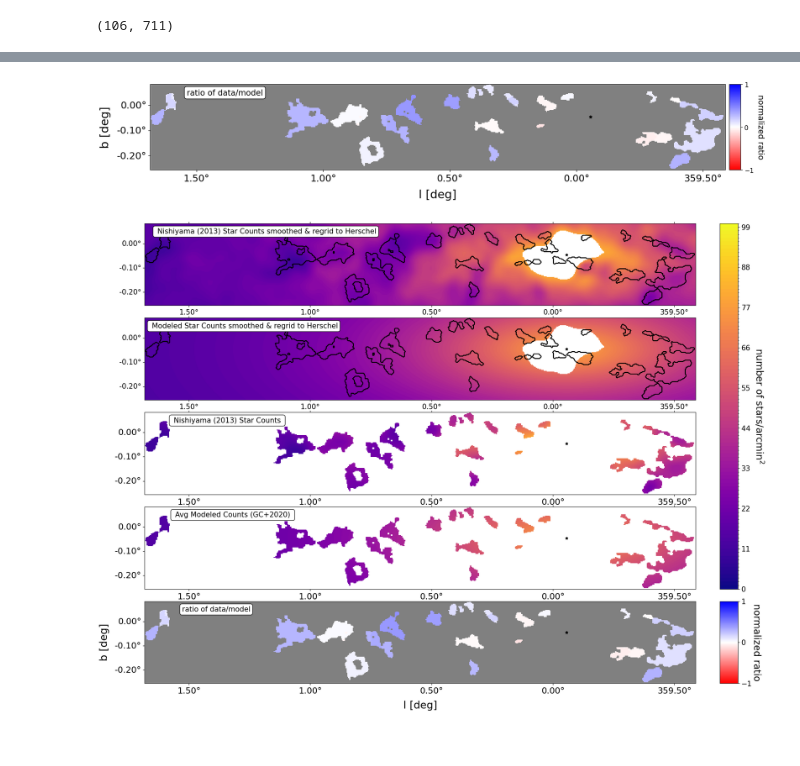
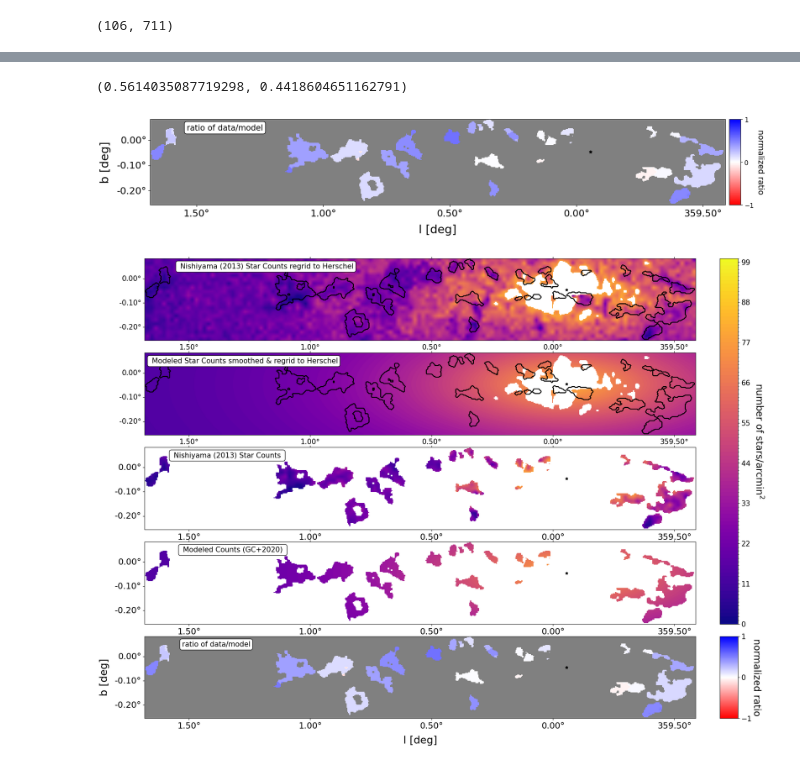
Before and after one commit to danilipman/cmz_synth, a Jupyter notebook: Nishiyama2013/star_count_NF_method.ipynb, the cells around one changed output, grey strips where cells are left out. Saved outputs shown, nothing was run; the diff lists cells and outputs as text; code cells hidden in the pictures.

```diff
--- a/Nishiyama2013/star_count_NF_method.ipynb
+++ b/Nishiyama2013/star_count_NF_method.ipynb
@@ -278,9 +278,9 @@ for i in range(len(mask_files)):
     mask_regrid[np.isnan(mask_regrid)==True] = 0
 
 
-    cloud_counts_masked =  np.ma.masked_where(mask_regrid==0, star_count_smooth_regrid)
+    cloud_counts_masked =  np.ma.masked_where(mask_regrid==0, star_count_regrid)
     model_counts_masked =  np.ma.masked_where(mask_regrid==0, model_count_smoothed_regrid)
-    cloud_ratio_masked  =  np.ma.masked_where(mask_regrid==0, star_count_smooth_regrid)
+    cloud_ratio_masked  =  np.ma.masked_where(mask_regrid==0, star_count_regrid)
 
     cloud_counts_masked.data[cloud_counts_masked.mask==True] = 0
     model_counts_masked.data[model_counts_masked.mask==True] = 0
@@ -426,11 +426,11 @@ cb1.ax.tick_params(labelsize=12)
 count_ratio_list = np.array(cloud_avg_count)/np.array(model_avg_count)
 
 countratio_cn = 2. * ((1 - 0) / (2 - 0)) - 1.
-
+print(countratio_cn)
 countratio_normed = []
 
 for i in range(len(count_ratio_list)):
 
     ### NORMING
-    z_countratio_i = 2. * ((count_ratio_list[i] - 0) / (2- 1) )- 1.
+    z_countratio_i = 2. * ((count_ratio_list[i] - 0) / (2- 0) )- 1.
     countratio_normed.append(z_countratio_i-countratio_cn)
@@ -764,8 +766,8 @@ ext_max = skycoord_to_pixel(SkyCoord(-0.6, 0.08, unit="deg", frame='galactic'),
 
 
 
-badfit_mask = np.where(star_count_smooth_regrid > 1*np.max(model_counts_regrid.data))
-star_count_smooth_regrid_maskedcent = np.copy(star_count_smooth_regrid)
+badfit_mask = np.where(star_count_regrid > 1*np.max(model_counts_regrid.data))
+star_count_smooth_regrid_maskedcent = np.copy(star_count_regrid)
 model_counts_regrid_maskedcent = np.copy(model_counts_regrid.data)
 
 star_count_smooth_regrid_maskedcent[badfit_mask] = np.nan
@@ -907,9 +909,9 @@ for i in range(len(mask_files)):
     mask_regrid[np.isnan(mask_regrid)==True] = 0
 
 
-    cloud_counts_masked =  np.ma.masked_where(mask_regrid==0, star_count_smooth_regrid)
+    cloud_counts_masked =  np.ma.masked_where(mask_regrid==0, star_count_regrid)
     model_counts_masked =  np.ma.masked_where(mask_regrid==0, model_count_smoothed_regrid)
-    cloud_ratio_masked  =  np.ma.masked_where(mask_regrid==0, star_count_smooth_regrid)
+    cloud_ratio_masked  =  np.ma.masked_where(mask_regrid==0, star_count_regrid)
 
     cloud_counts_masked.data[cloud_counts_masked.mask==True] = 0
     model_counts_masked.data[model_counts_masked.mask==True] = 0
@@ -925,7 +927,8 @@ for i in range(len(mask_files)):
     #mask that cloud out completely from the table and move on
     #check_mask = checkpoint(cen_x, cen_y, np.where(cloud_count_ratio_map.data>0)[1],np.where(cloud_count_ratio_map.data>0)[0], a_pix.value, b_pix.value)
 
-    if len(cloud_badfit_mask) > 0.3*len(np.where(mask_regrid>0)[0]):
+    if len(cloud_badfit_mask) > 0.2*len(np.where(mask_regrid>0)[0]):
+        print('X',cat_index[i],len(cloud_badfit_mask),len(np.where(mask_regrid>0)[0]))
         cloud_index.append(cat_index[i])
         cloud_name.append(cloud_list[i])
         cloud_avg_count.append(np.nan)
@@ -941,6 +944,18 @@ for i in range(len(mask_files)):
         continue
 
     else:
+        print(cat_index[i],len(cloud_badfit_mask),len(np.where(mask_regrid>0)[0]))
+
+        cloud_counts_masked =  np.ma.masked_where(mask_regrid==0, star_count_smooth_regrid_maskedcent)
+        model_counts_masked =  np.ma.masked_where(mask_regrid==0, model_counts_regrid_maskedcent)
+        cloud_ratio_masked  =  np.ma.masked_where(mask_regrid==0, star_count_smooth_regrid_maskedcent)
+
+        cloud_counts_masked.data[cloud_counts_masked.mask==True] = 0
+        model_counts_masked.data[model_counts_masked.mask==True] = 0
+        cloud_ratio_masked.data[cloud_ratio_masked.mask==True] = 0
+
+        cloud_count_ratio_map = cloud_counts_masked/model_counts_masked
+
         cloud_count_ratio.append(np.nanmedian(cloud_count_ratio_map.data[cloud_count_ratio_map.data>0]))
         cloud_count_stddv.append(np.std(cloud_count_ratio_map.data[cloud_count_ratio_map.data>0]))
 
@@ -1010,3 +1042,7 @@ Table length=47
+# %%
+32/57, 19/43
+# %% [output]
+(0.5614035087719298, 0.4418604651162791)
 # %%
 ##plot the normed map
 count_ratio = counts_ratio_full_mask
@@ -1054,7 +1090,7 @@ cb1.ax.tick_params(labelsize=12)
 
 plt.savefig('../paper_items/Figs/starcount_ratio_normed.pdf', bbox_inches='tight')
 # %% [output]
-[figure, old version]
+[figure, new version]
 # %%
 # Setup our Grid Speced plots
 # Include an extra column between z and zoom for spacing
@@ -1115,7 +1151,7 @@ lat.set_axislabel_position('l')
 axes0.tick_params(labelsize=15)
 #axes0.set_xlim(ext_min[0],ext_max[0])
 #axes0.set_ylim(ext_min[1],ext_max[1])
-axes0.text(0.22, 0.90, r' Nishiyama (2013) Star Counts smoothed & regrid to Herschel', ha='center', va='center', transform=axes0.transAxes,
+axes0.text(0.22, 0.90, r' Nishiyama (2013) Star Counts regrid to Herschel', ha='center', va='center', transform=axes0.transAxes,
            bbox=dict(boxstyle = 'round', facecolor='white', edgecolor='k', alpha=1), fontsize=15)
 
 
@@ -1184,7 +1220,7 @@ lat.set_axislabel_position('l')
 #axes3.set_xlim(ext_min[0],ext_max[0])
 #axes3.set_ylim(ext_min[1],ext_max[1])
 axes3.tick_params(labelsize=18)
-axes3.text(0.16, 0.90, r' Avg Modeled Counts (GC+2020) ', ha='center', va='center', transform=axes3.transAxes,
+axes3.text(0.16, 0.90, r' Modeled Counts (GC+2020) ', ha='center', va='center', transform=axes3.transAxes,
            bbox=dict(boxstyle = 'round', facecolor='white', edgecolor='k', alpha=1), fontsize=15)
 
 #plot SgrA*
@@ -1215,31 +1251,31 @@ axes4.set_facecolor('gray')
 IM4 = axes4.imshow(countratio_map_normed,cmap=cmap_normed,origin='lower', norm=divnorm_normed)
 
 
 lon = axes4.coords[0]
 lat = axes4.coords[1]
 lon.set_major_formatter('d.dd')
 lat.set_major_formatter('d.dd')
 lon.set_ticks_position('b')
 lon.set_ticklabel_position('b')
 lon.set_axislabel_position('b')
 lat.set_ticks_position('l')
 lat.set_ticklabel_position('l')
 lat.set_axislabel_position('l')
 axes4.set_xlabel('l [deg]',fontsize=22)
 axes4.set_ylabel('b [deg]',fontsize=22)
 #axes4.set_xlim(ext_min[0],ext_max[0])
 #axes4.set_ylim(ext_min[1],ext_max[1])
 axes4.tick_params(labelsize=18)
 axes4.text(0.13, 0.90, r'ratio of data/model', ha='center', va='center', transform=axes4.transAxes,
            bbox=dict(boxstyle = 'round', facecolor='white', edgecolor='k', alpha=1), fontsize=15)
 
 #plot SgrA*
 axes4.scatter(-0.056, -0.046, marker = "*", s=35, color='k', transform=axes4.get_transform('world'))
 
 cb4 = fig.colorbar(IM4, orientation="vertical", cax = ratio_colorbar_ax,ticks=[-1., 0., 1]  )
 cb4.set_label(label = r'normalized ratio', labelpad=20, y=0.5, rotation=-90, fontsize = 20)
 cb4.ax.tick_params(labelsize=15)
 
 plt.savefig('../paper_items/Figs/5_panel_StarCountMethod_maskedcenter.pdf', bbox_inches='tight')
 # %% [output]
-[figure, old version]
+[figure, new version]
```
Also changed, not shown: parts of 10 cells of this notebook, 11 other files.
